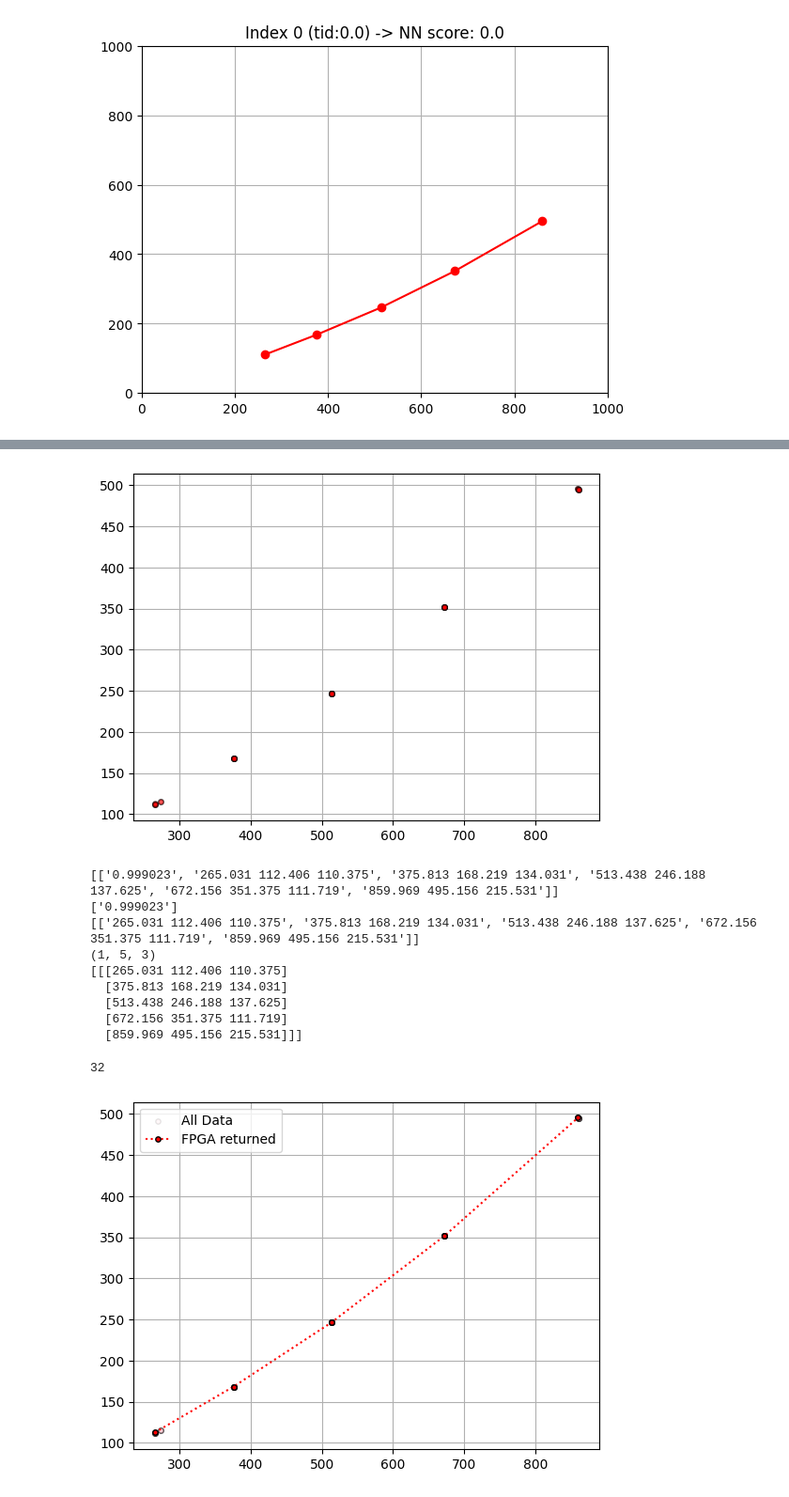
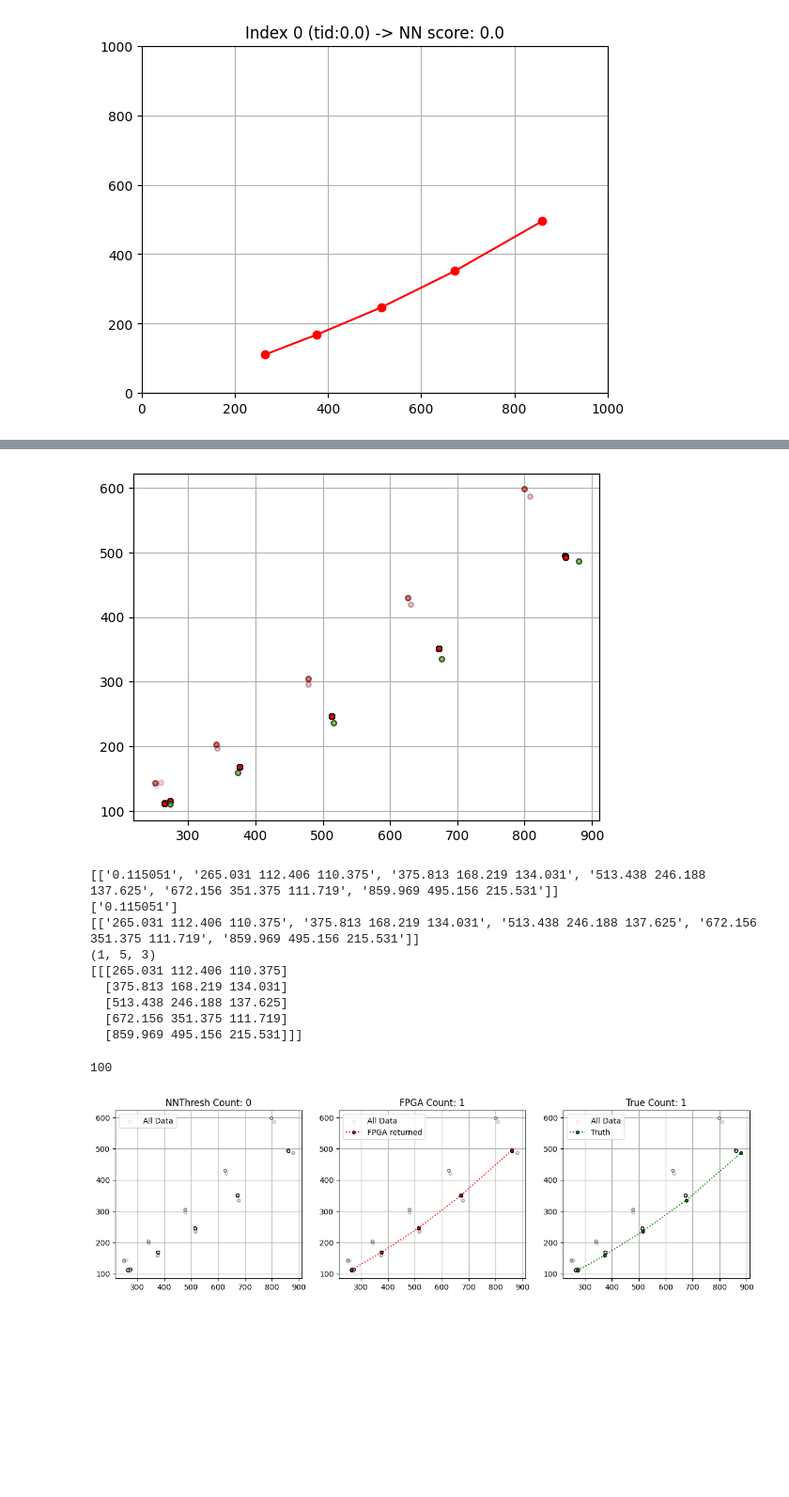
Before and after one commit to dfurle/HitWarrior, a Jupyter notebook: tb_files/data_converter.ipynb, the cells around one changed output, grey strips where cells are left out. Shown at 94% size. Drawn from its saved outputs; the diff is of its cells as text; code cells hidden in the pictures; blank space fills up the shorter version.

```diff
--- a/tb_files/data_converter.ipynb
+++ b/tb_files/data_converter.ipynb
@@ -8,7 +12,7 @@ truths = []
 trackids = []
 
 
-NTRACKS = 1000
+NTRACKS = 100
 
 with open("data/formatted_data.csv", "r") as file:
   line = file.readline()
@@ -178,6 +184,9 @@ TRIM_VAL = 1000
 trim_track = in_data[:TRIM_VAL]
 trim_NN = nnscores[:TRIM_VAL]
 trim_true = truths[:TRIM_VAL]
+
+# np.set_printoptions(suppress=True)
+print(trim_NN)
 
 
 # trim_track = in_data[:TRIM_VAL]
@@ -191,12 +200,18 @@ trim2_NN = trim_NN[trim_NN > THRESHOLD]
 trim2_true = trim_true[trim_NN > THRESHOLD]
 trim2_ids = np.arange(len(trim_track))[trim_NN > THRESHOLD]
 
+trim3_track = trim_track[trim_true > 0.5]
+trim3_NN = trim_NN[trim_true > 0.5]
+trim3_true = trim_true[trim_true > 0.5]
+trim3_ids = np.arange(len(trim_track))[trim_true > 0.5]
+
 # trim2_track = trim_track[trim_true > THRESHOLD]
 # trim2_NN = trim_NN[trim_true > THRESHOLD]
 # trim2_true = trim_true[trim_true > THRESHOLD]
 # trim2_ids = np.arange(len(trim_track))[trim_true > THRESHOLD]
 
-print(trim2_track.shape)
+print("t2",trim2_track.shape)
+print("t3",trim3_track.shape)
 # print(trim2_NN.shape)
 # print(trim2_ids)
 # %% [output]
@@ -205,10 +238,11 @@ print(trim2_track.shape)
 # %%
 plt.scatter(trim_track[:,:,0], trim_track[:,:,1], s=15, edgecolor='black', color='red', alpha=0.1, zorder=2)
-plt.scatter(trim2_track[:,:,0], trim2_track[:,:,1], s=15, edgecolor='black', color='lime', alpha=0.5, zorder=2)
+plt.scatter(trim2_track[:,:,0], trim2_track[:,:,1], s=15, edgecolor='black', color='yellow', alpha=0.5, zorder=2)
+plt.scatter(trim3_track[:,:,0], trim3_track[:,:,1], s=15, edgecolor='black', color='lime', alpha=0.5, zorder=2)
 plt.grid(True)
 plt.show()
 # %% [output]
-[figure, old version]
+[figure, new version]
 # %%
 with open("tb_output.dat", 'r') as file:
   data = file.read().split("\n")[:-1]
@@ -237,8 +271,8 @@ tracks = np.array(tracks)
 print(tracks.shape)
 print(tracks)
 # %% [output]
-[['0.999023', '265.031 112.406 110.375', '375.813 168.219 134.031', '513.438 246.188 137.625', '672.156 351.375 111.719', '859.969 495.156 215.531']]
-['0.999023']
+[['0.115051', '265.031 112.406 110.375', '375.813 168.219 134.031', '513.438 246.188 137.625', '672.156 351.375 111.719', '859.969 495.156 215.531']]
+['0.115051']
 [['265.031 112.406 110.375', '375.813 168.219 134.031', '513.438 246.188 137.625', '672.156 351.375 111.719', '859.969 495.156 215.531']]
 (1, 5, 3)
 [[[265.031 112.406 110.375]
@@ -249,28 +283,44 @@ print(tracks)
 # %%
 len(trim_track)
 # %% [output]
-32
+100
 # %%
-plt.scatter(trim_track[:,:,0], trim_track[:,:,1], s=15, edgecolor='black', color='pink', alpha=0.1, zorder=2, label="All Data")
-# plt.scatter(trim2_track[:,:,0], trim2_track[:,:,1], s=15, edgecolor='black', color='green', alpha=0.3, zorder=3, label="NNScore>0.7")
-# plt.scatter(tracks[:,:,0], tracks[:,:,1], s=15, edgecolor='black', color='red', alpha=1, zorder=4)
+fig, (ax_nnscore, ax_fpga, ax_true) = plt.subplots(1, 3, figsize=(15,4))
+
 first = "FPGA returned"
+ax_fpga.scatter(trim_track[:,:,0], trim_track[:,:,1], s=15, edgecolor='black', color='pink', alpha=0.1, zorder=2, label="All Data")
 for t in tracks:
   t = np.array([h for h in t if h[0] != 0])
-  plt.plot(t[:,0], t[:,1], marker='o', ms=np.sqrt(15), markeredgecolor='black', linestyle=':', color='red', alpha=1, zorder=5, label=first)
+  ax_fpga.plot(t[:,0], t[:,1], marker='o', ms=np.sqrt(15), markeredgecolor='black', linestyle=':', color='red', alpha=1, zorder=5, label=first)
   first = None
+ax_fpga.grid(True)
+ax_fpga.legend()
+ax_fpga.set_title("FPGA Count: {}".format(len(tracks)))
 
 first = "NNScore>0.5"
+ax_nnscore.scatter(trim_track[:,:,0], trim_track[:,:,1], s=15, edgecolor='black', color='pink', alpha=0.1, zorder=2, label="All Data")
 for t in trim2_track:
   t = np.array([h for h in t if h[0] != 0])
-  plt.plot(t[:,0], t[:,1], marker='o', ms=np.sqrt(15), markeredgecolor='black', linestyle=':', color='green', alpha=0.7, zorder=4, label=first)
+  ax_nnscore.plot(t[:,0], t[:,1], marker='o', ms=np.sqrt(15), markeredgecolor='black', linestyle=':', color='yellow', alpha=1, zorder=4, label=first)
   first = None
-plt.grid(True)
-plt.legend()
+ax_nnscore.grid(True)
+ax_nnscore.legend()
+ax_nnscore.set_title("NNThresh Count: {}".format(len(trim2_track)))
+
+first = "Truth"
+ax_true.scatter(trim_track[:,:,0], trim_track[:,:,1], s=15, edgecolor='black', color='pink', alpha=0.1, zorder=2, label="All Data")
+for t in trim3_track:
+  t = np.array([h for h in t if h[0] != 0])
+  ax_true.plot(t[:,0], t[:,1], marker='o', ms=np.sqrt(15), markeredgecolor='black', linestyle=':', color='green', alpha=1, zorder=5, label=first)
+  first = None
+ax_true.grid(True)
+ax_true.legend()
+ax_true.set_title("True Count: {}".format(len(trim3_track)))
+
 plt.savefig("rejected_tracks.png", dpi=200)
 plt.show()
 # %% [output]
-[figure, old version]
+[figure, new version]
 # %%
 labels = ["X","Y","Z"]
 from matplotlib.colors import LinearSegmentedColormap
```
Also changed, not shown: parts of 13 cells of this notebook, 10 other files.
